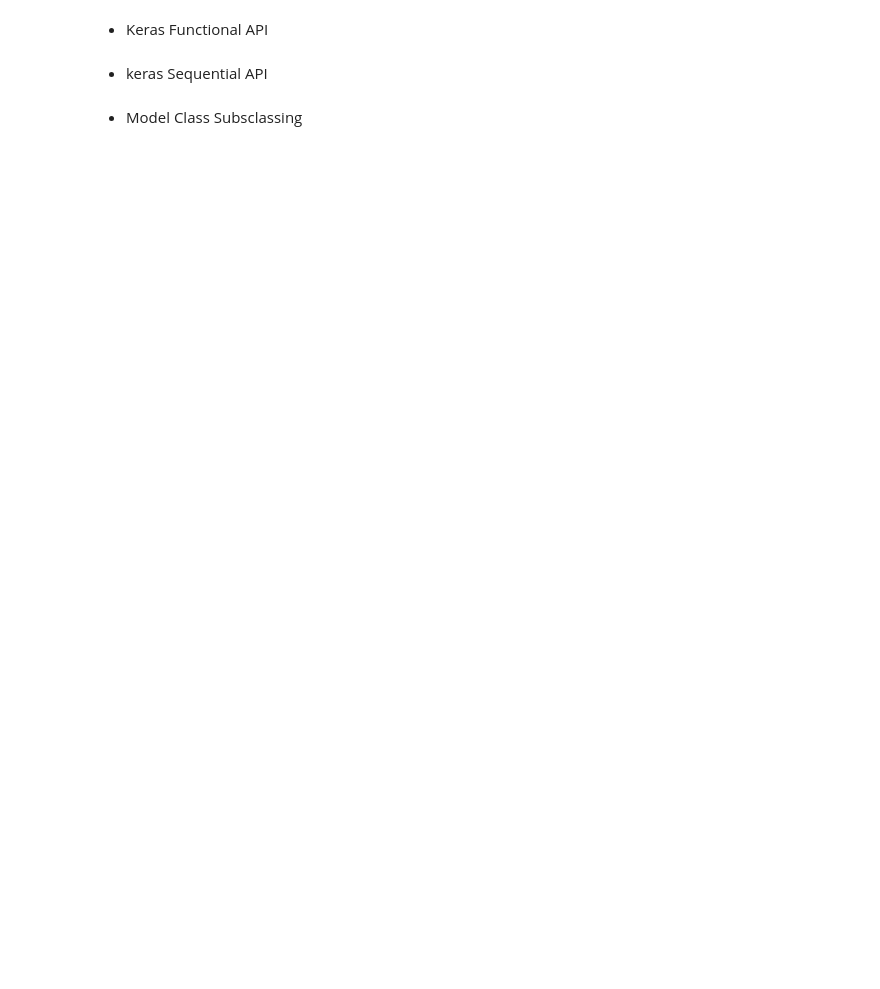
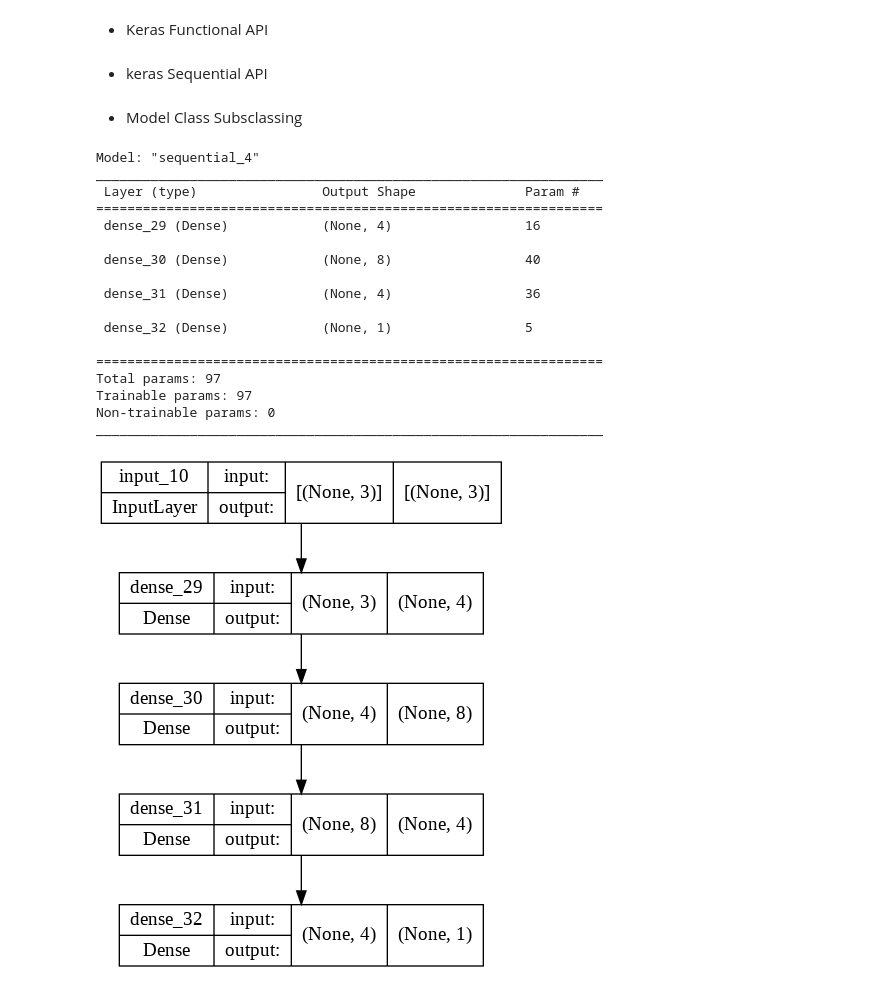
Before and after one commit to GETHUB55/SkillTreePython-DeepLearning, a Jupyter notebook: 01.딥러닝with텐서플로우-basic/ch01_02_DNN기초_텐서플로우를이용한모델링.ipynb, the cells around one changed output. Cells and saved outputs as stored; diff of their text form; code cells hidden in the pictures; blank space fills up the shorter version.

```diff
--- a/01.딥러닝with텐서플로우-basic/ch01_02_DNN기초_텐서플로우를이용한모델링.ipynb
+++ b/01.딥러닝with텐서플로우-basic/ch01_02_DNN기초_텐서플로우를이용한모델링.ipynb
@@ -203,4 +315,33 @@ X는 랜덤한 숫자로 적용하세요. X의 샘플 개수는 10개 입니다.
 # %% [markdown]
 * keras Sequential API
+# %%
+model0 = tf.keras.Sequential() #모델 껍데기 만듦
+model0.add( layers.Input(shape=(3)))
+model0.add( layers.Dense((4)))
+model0.add( layers.Dense((8)))
+model0.add( layers.Dense((4)))
+model0.add( layers.Dense((1)))
 # %% [markdown]
 * Model Class Subsclassing
+# %%
+model0.summary()
+utils.plot_model(model0, show_shapes=True)
+# %% [output]
+Model: "sequential_4"
+_________________________________________________________________
+ Layer (type)                Output Shape              Param #
+=================================================================
+ dense_29 (Dense)            (None, 4)                 16
+
+ dense_30 (Dense)            (None, 8)                 40
+
+ dense_31 (Dense)            (None, 4)                 36
+
+ dense_32 (Dense)            (None, 1)                 5
+
+=================================================================
+Total params: 97
+Trainable params: 97
+Non-trainable params: 0
+_________________________________________________________________
+[figure, added]
```
Also changed, not shown: parts of 9 cells of this notebook.
